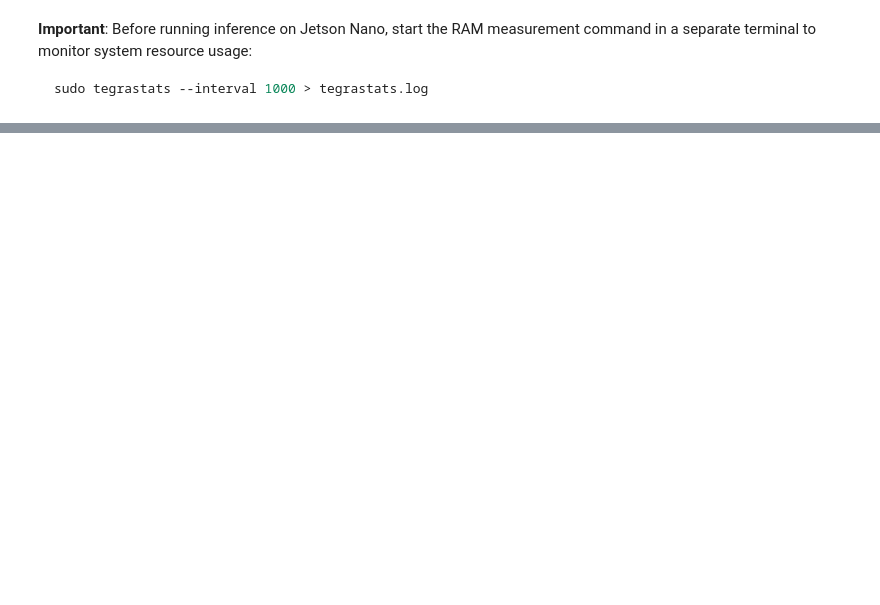
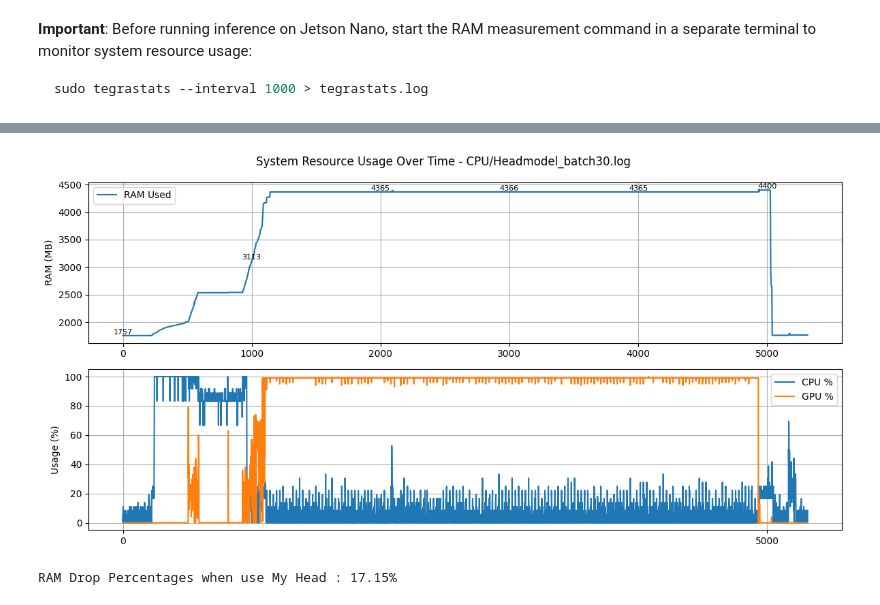
Before and after one commit to ntuanh/SplittingYOLO, a Jupyter notebook: SplitYOLO/res/visualization.ipynb, the cells around one changed output, grey strips where cells are left out. Drawn from its saved outputs; the diff is of its cells as text; code cells hidden in the pictures; blank space fills up the shorter version.

```diff
--- a/SplitYOLO/res/visualization.ipynb
+++ b/SplitYOLO/res/visualization.ipynb
@@ -107,0 +116,8 @@ RAM Drop Percentages when use YOLO Head : 10.36%
+# %%
+visual(LOG_FILE)
+# %% [output]
+[figure, added]
+# %%
+print(f"RAM Drop Percentages when use My Head : {1 - (4365 - 1757)/(5038 - 1890):.2%}")
+# %% [output]
+RAM Drop Percentages when use My Head : 17.15%
```
Also changed, not shown: parts of 4 cells of this notebook.
